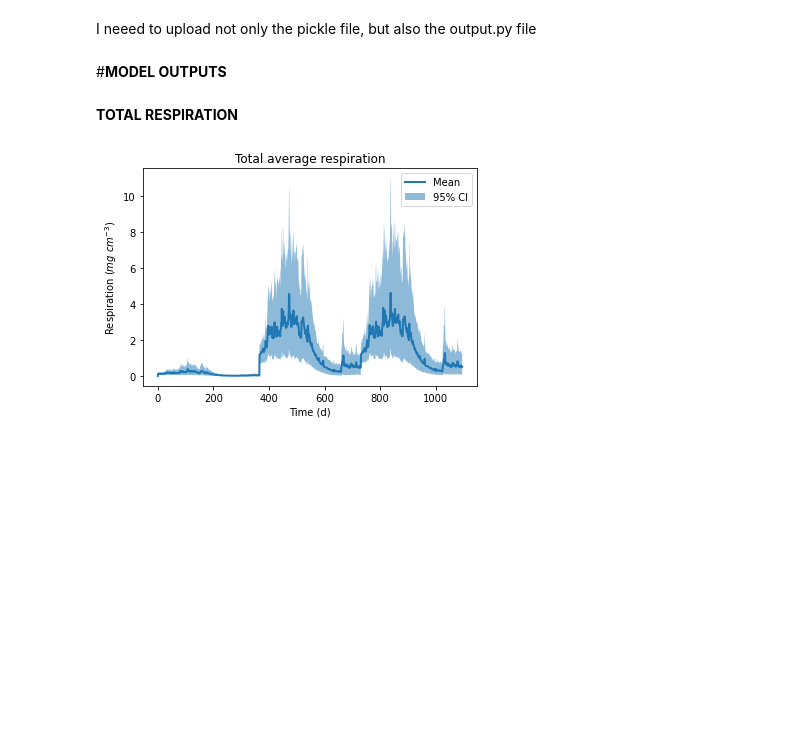
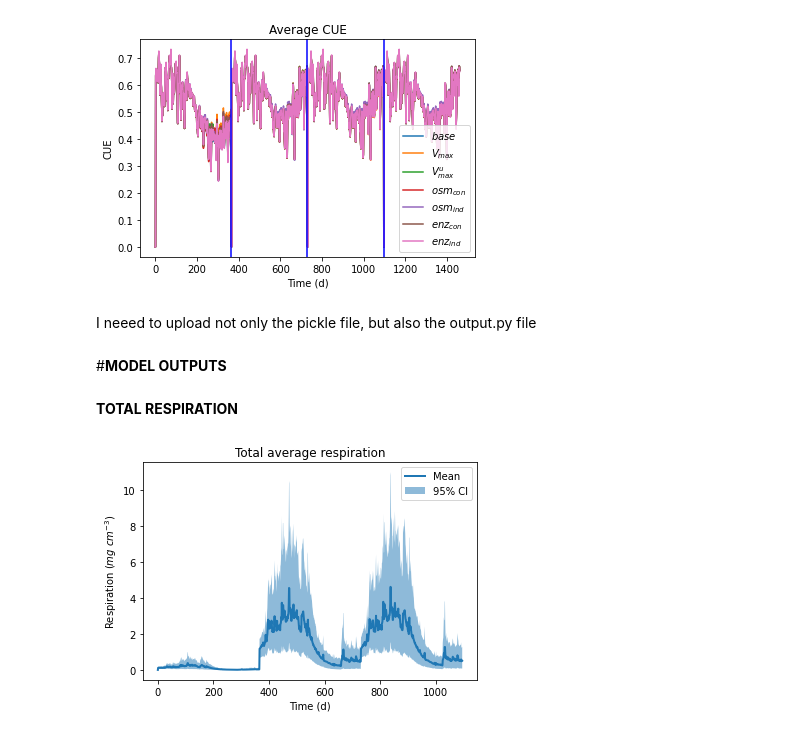
Before and after one commit to DEMENT-Model/DEMENT_toy, a Jupyter notebook: plotting.ipynb, the cells around one changed output. Cells and saved outputs as stored; diff of their text form; code cells hidden in the pictures; blank space fills up the shorter version.

```diff
--- a/plotting.ipynb
+++ b/plotting.ipynb
@@ -10,0 +269,17 @@ from plotnine import *
+# %%
+CUE_base     = []
+CUE_vmax     = []
+CUE_Uvmax    = []
+CUE_o_con    = []
+CUE_o_ind    = []
+CUE_e_con    = []
+CUE_e_ind    = []
+
+for i in tt:
+        CUE_base.append(baseline[int(i)].CUE_system)
+        CUE_vmax.append(vmax_cha[int(i)].CUE_system)
+        CUE_Uvmax.append(upt_vamx[int(i)].CUE_system)
+        CUE_o_con.append(osmocost[int(i)].CUE_system)
+        CUE_o_ind.append(osmoindu[int(i)].CUE_system)
+        CUE_e_con.append(enzy_con[int(i)].CUE_system)
+        CUE_e_ind.append(enzy_ind[int(i)].CUE_system)
@@ -10,0 +314,8 @@ from plotnine import *
+# %%
+CUE_mean_base  = (np.array(CUE_base).mean(axis=0))
+CUE_mean_vmax  = (np.array(CUE_vmax).mean(axis=0))
+CUE_mean_Uvmax = (np.array(CUE_Uvmax).mean(axis=0))
+CUE_mean_o_con = (np.array(CUE_o_con).mean(axis=0))
+CUE_mean_o_ind = (np.array(CUE_o_ind).mean(axis=0))
+CUE_mean_e_con = (np.array(CUE_e_con).mean(axis=0))
+CUE_mean_e_ind = (np.array(CUE_e_ind).mean(axis=0))
@@ -10,0 +324,21 @@ from plotnine import *
+# %%
+fig1, ax1 = plt.subplots()
+plt.plot(time,CUE_mean_base,label="$base$")
+plt.plot(time,CUE_mean_vmax,label="$V_{max}$")
+plt.plot(time,CUE_mean_Uvmax,label="$V^{u}_{max}$")
+plt.plot(time,CUE_mean_o_con,label="$osm_{con}$")
+plt.plot(time,CUE_mean_o_ind,label="$osm_{ind}$")
+plt.plot(time,CUE_mean_e_con,label="$enz_{con}$")
+plt.plot(time,CUE_mean_e_ind,label="$enz_{ind}$")
+plt.axvline(x = 365, color = 'b')
+plt.axvline(x = 365*2, color = 'b')
+plt.axvline(x = 365*3, color = 'b')
+plt.xlabel('Time (d)')
+plt.ylabel('CUE')
+plt.title('Average CUE')
+ax1.legend()
+fig1.show()
+image_name = 'myimage.png'
+fig1.savefig(image_name, dpi=300)
+files.download('myimage.png')
+# %% [output]
@@ -11,3 +347,4 @@ from plotnine import *
+[figure, added]
 # %% [markdown]
  I neeed to upload not only the pickle file, but also the output.py file
 # %%
```
Also changed, not shown: parts of 33 cells of this notebook.
